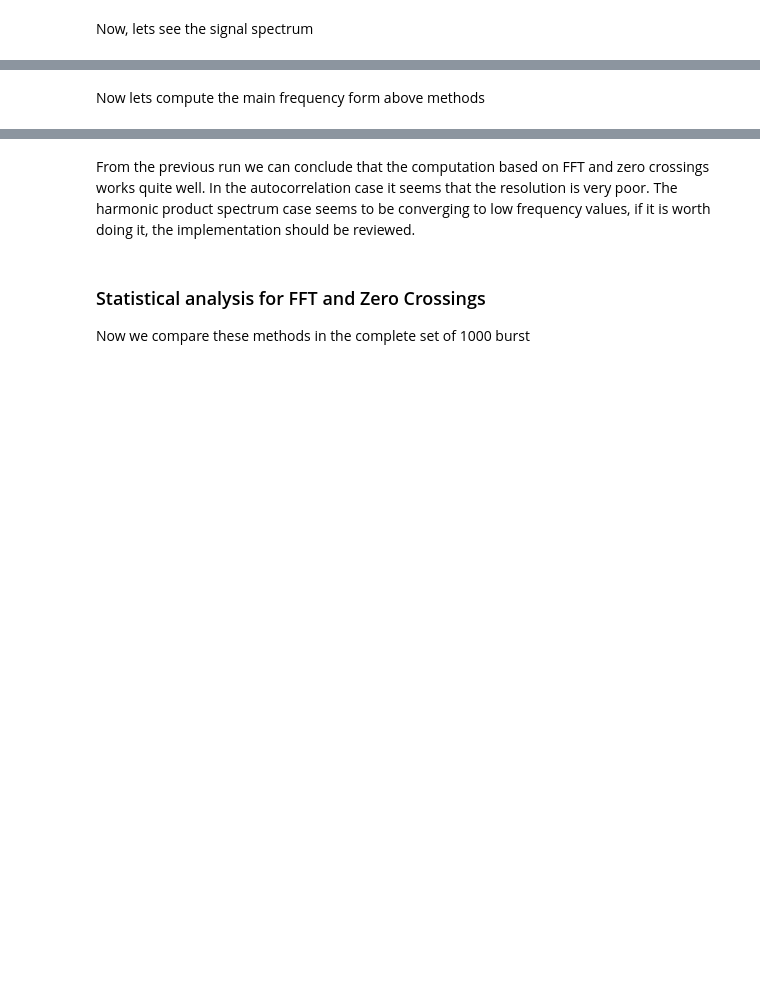
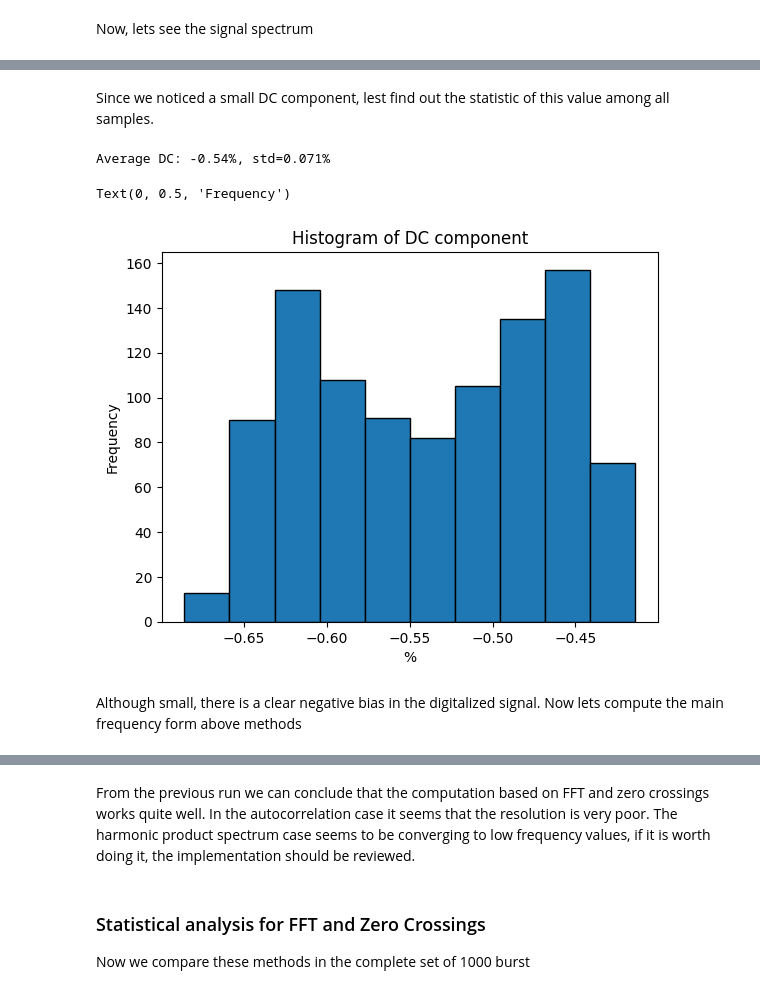
Before and after one commit to vladimir1284/DSP, a Jupyter notebook: FreqDetect/detect.ipynb, the cells around one changed output, grey strips where cells are left out. Drawn from its saved outputs; the diff is of its cells as text; code cells hidden in the pictures; blank space fills up the shorter version.

Commit message:
Statistic analysis of DC bias

```diff
--- a/FreqDetect/detect.ipynb
+++ b/FreqDetect/detect.ipynb
@@ -173,4 +173,23 @@ pyl.grid()
+# %% [markdown]
+Since we noticed a small DC component, lest find out the statistic of this value among all samples.
+# %%
+flat_list = [num for sublist in burst for num in sublist]
+rango = max(flat_list) - min(flat_list)
+dc = [100*sum(signal)/len(signal)/rango for signal in burst]
+print(F"Average DC: {np.mean(dc):.2f}%, std={np.std(dc):.3f}%")
+# Plotting the histogram
+plt.hist(dc, bins=10, edgecolor='black')  # Adjust the number of bins as needed
+
+# Labeling the plot
+plt.title('Histogram of DC component')
+plt.xlabel('%')
+plt.ylabel('Frequency')
+# %% [output]
+Average DC: -0.54%, std=0.071%
+Text(0, 0.5, 'Frequency')
+[figure, added]
 # %% [markdown]
+Although small, there is a clear negative bias in the digitalized signal.
 Now lets compute the main frequency form above methods
 # %%
 signal = array(burst[index])
```
Also changed, not shown: parts of 6 cells of this notebook.
